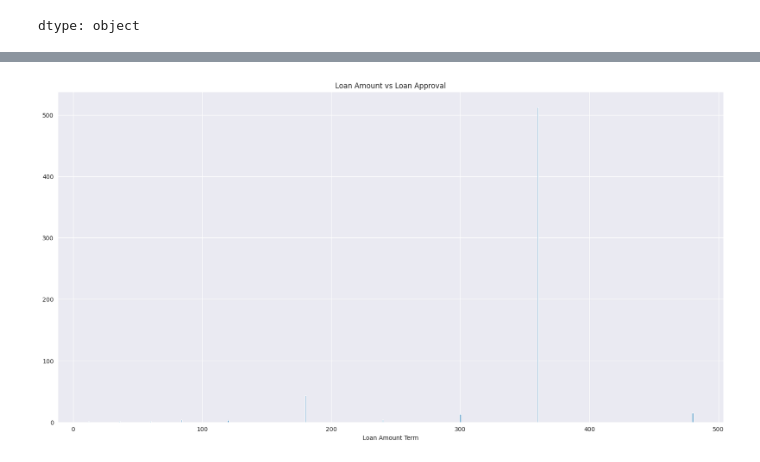
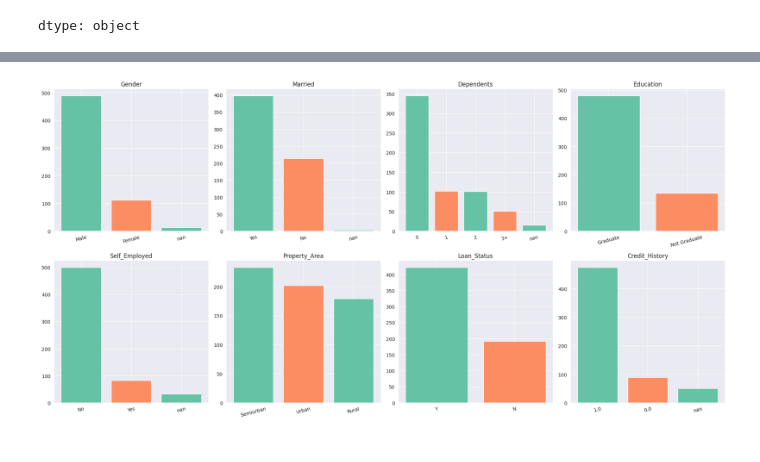
Before and after one commit to polokocodes/Data-Science---ML-Projects, a Jupyter notebook: EDA_Loan_prediction.ipynb, the cells around one changed output, grey strips where cells are left out. Saved outputs shown, nothing was run; the diff lists cells and outputs as text; code cells hidden in the pictures.

```diff
--- a/EDA_Loan_prediction.ipynb
+++ b/EDA_Loan_prediction.ipynb
@@ -184,9 +128,0 @@ dtype: int64
-# %%
-#Loan approval VS numerical features
-income_bins = ['Low', 'Medium', 'High']
-loan_data['Income_Category'] = pd.qcut(loan_data['ApplicantIncome'], q=3, labels= income_bins)
-plt.figure(figsize=(20,10))
-plt.bar(x=loan_data['Income_Category'].value_counts().index, height=loan_data['Income_Category'].value_counts().values)
-plt.title("Loan Approval VS Numerical Features")
-plt.xlabel("Applicant Income")
-plt.show()
@@ -195,9 +129,22 @@ plt.show()
-# %%
-#Loan amount vs Loan approval
-plt.figure(figsize=(20,10))
-plt.bar(x=loan_data['Loan_Amount_Term'].value_counts().index, height=loan_data['Loan_Amount_Term'].value_counts().values)
-plt.title("Loan Amount vs Loan Approval")
-plt.xlabel("Loan Amount Term")
-plt.show()
-# %% [output]
-[figure, removed]
+# %%
+#Categorical features EDA
+#Univariate Cartegorical features
+cartegorical_features = ['Gender', 'Married', 'Dependents', 'Education', 'Self_Employed', 'Property_Area', 'Loan_Status','Credit_History']
+
+fig, axes = plt.subplots(2, 4, figsize=(20,10))
+axes = axes.flatten()
+
+for i, col in enumerate(cartegorical_features):
+  counts = loan_data[col].value_counts(dropna=False)
+  labels = [str(x)for x in counts.index]
+  axes[i].bar(labels, counts.values, color = ["#66c2a5","#fc8d62"])
+  axes[i].set_title(col)
+  axes[i].tick_params(axis='x', rotation=15)
+#for j in range(len(cartegorical_features), len(axes)):
+ # axes[j].axis('off')
+
+plt.tight_layout()
+plt.show()
+#
+# %% [output]
+[figure, added]
```
Also changed, not shown: parts of 13 cells of this notebook.
